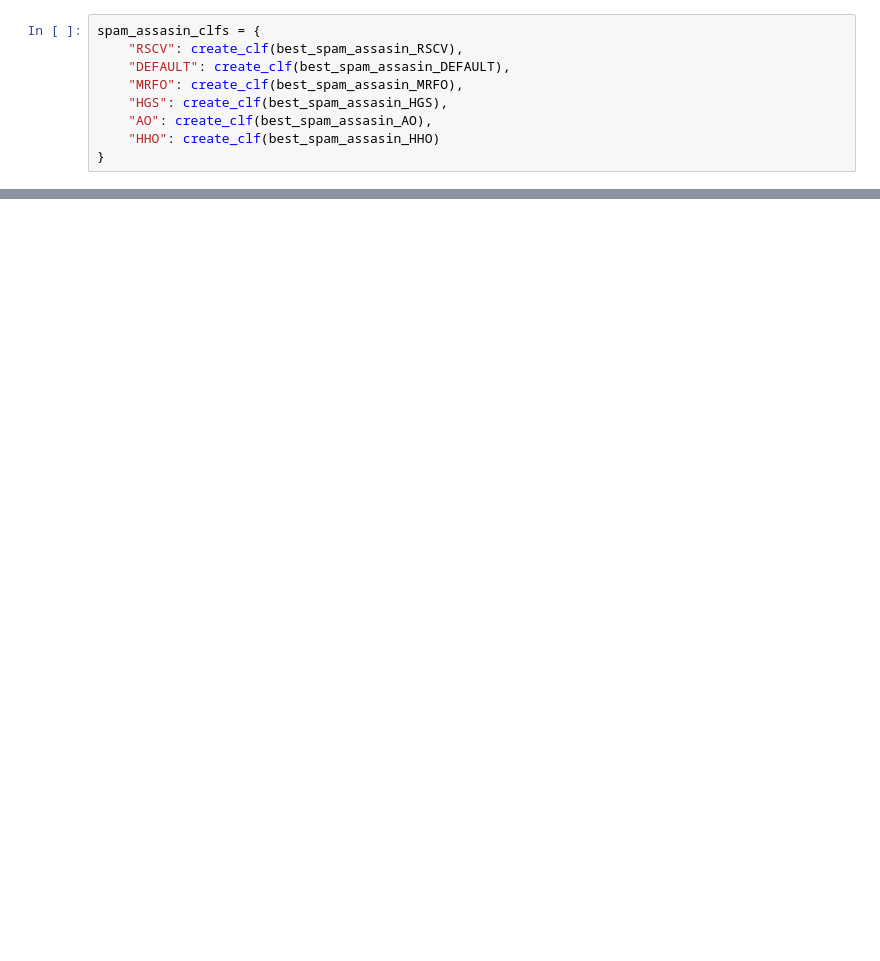
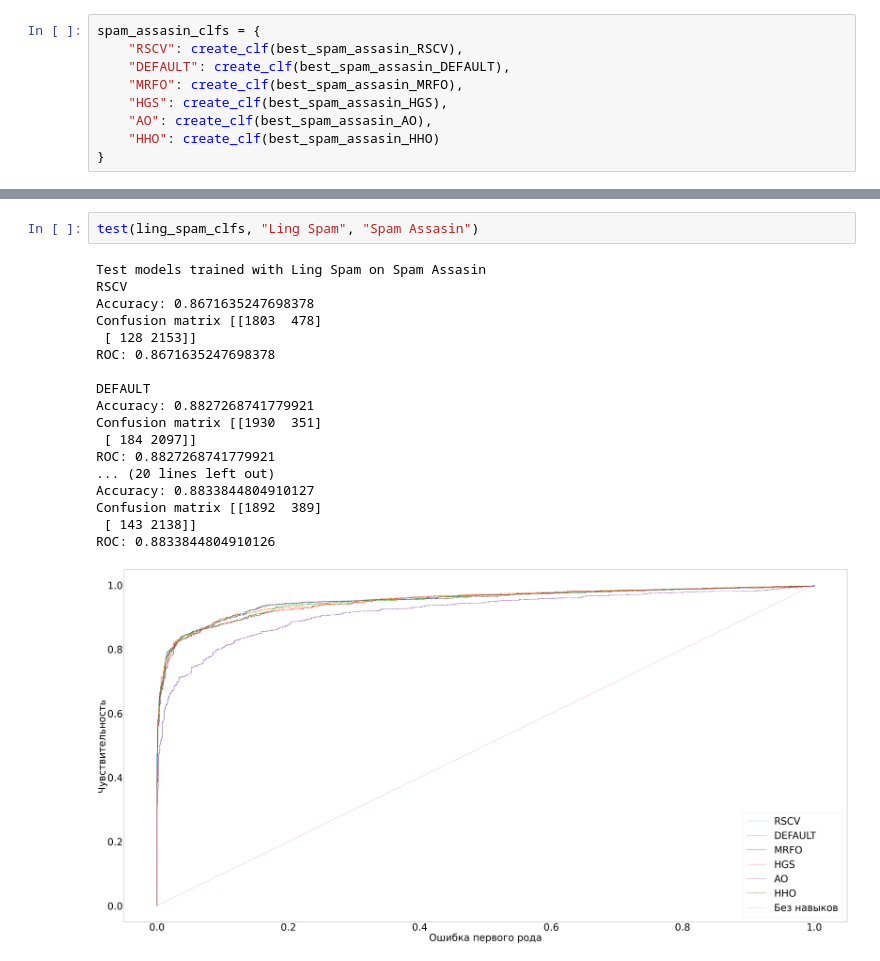
Before and after one commit to Amorelleth/uir.nir, a Jupyter notebook: impl/Untitled6.ipynb, the cells around one changed output, grey strips where cells are left out. Cells and saved outputs as stored; diff of their text form; blank space fills up the shorter version.

```diff
--- a/impl/Untitled6.ipynb
+++ b/impl/Untitled6.ipynb
@@ -453,0 +536,21 @@ NameError: name 'alg' is not defined
+# %%
+test(ling_spam_clfs, "Ling Spam", "Spam Assasin")
+# %% [output]
+Test models trained with Ling Spam on Spam Assasin
+RSCV
+Accuracy: 0.8671635247698378
+Confusion matrix [[1803  478]
+ [ 128 2153]]
+ROC: 0.8671635247698378
+
+DEFAULT
+Accuracy: 0.8827268741779921
+Confusion matrix [[1930  351]
+ [ 184 2097]]
+ROC: 0.8827268741779921
+... (20 lines left out)
+Accuracy: 0.8833844804910127
+Confusion matrix [[1892  389]
+ [ 143 2138]]
+ROC: 0.8833844804910126
+[figure, added]
```
Also changed, not shown: parts of 19 cells of this notebook, 50 other files.
